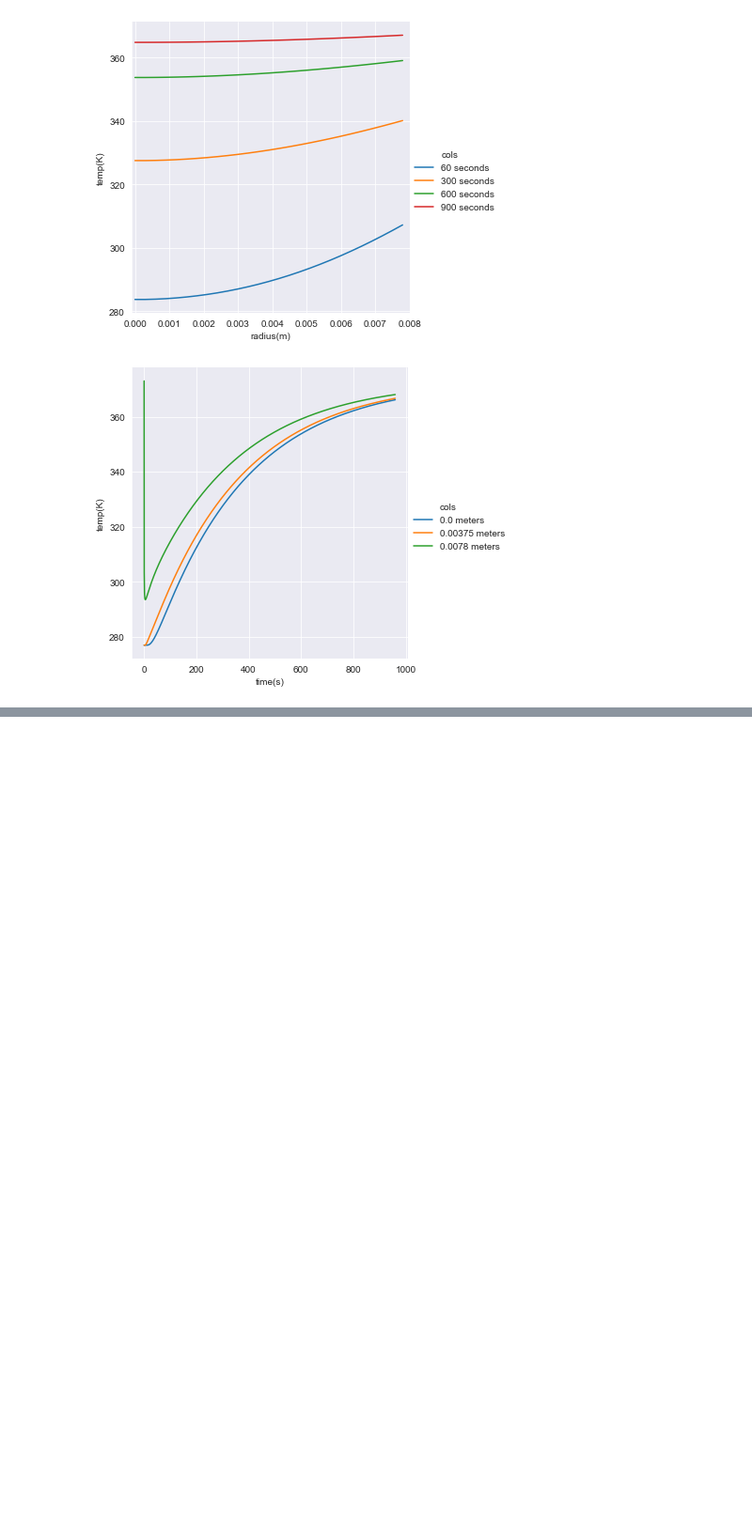
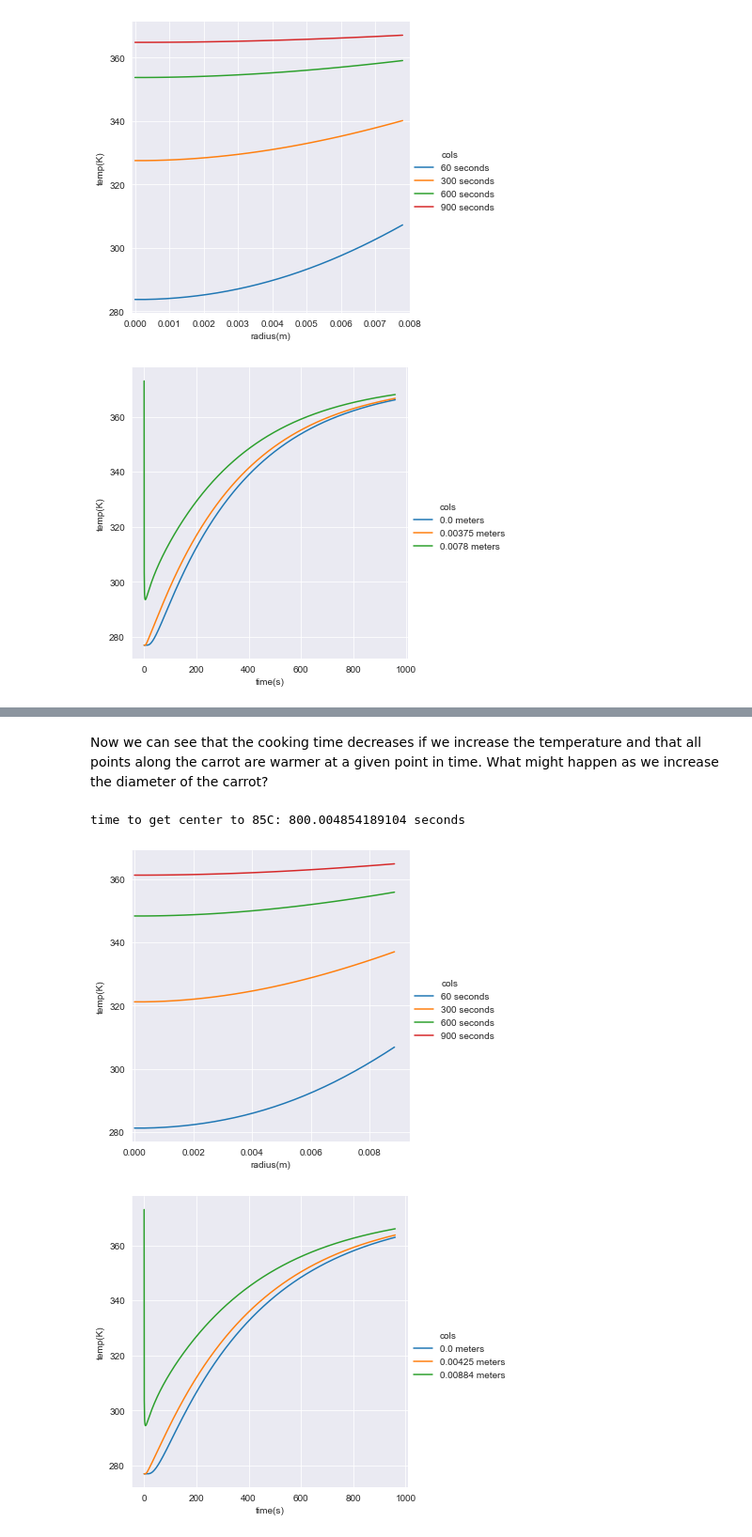
Before and after one commit to jmox0351/vegitarian_binder, a Jupyter notebook: Veg_binder.ipynb, the cells around one changed output, grey strips where cells are left out. Shown at 94% size. Cells and saved outputs as stored; diff of their text form; code cells hidden in the pictures; blank space fills up the shorter version.

```diff
--- a/Veg_binder.ipynb
+++ b/Veg_binder.ipynb
@@ -85,0 +116,10 @@ graphIt(df1, 0.0075, 0.569,1029,3810, np.array([60,300,600,900]), np.array([0.0,
+# %% [markdown]
+Now we can see that the cooking time decreases if we increase the temperature and that all points along the carrot are warmer at a given point in time. What might happen as we increase the diameter of the carrot?
+# %%
+df4 = cookIt(0.0085, 0.0085/25, 50, 0.569, 1029, 3810, 277, 373, 16*60)
+cookTime(df4, alpha, 0.0085/25)
+graphIt(df4, 0.0085, 0.569,1029,3810, np.array([60,300,600,900]), np.array([0.0,0.0085*0.5,0.0085*(1+1/25)]))
+# %% [output]
+time to get center to 85C: 800.004854189104 seconds
+[figure, added]
+[figure, added]
```
Also changed, not shown: parts of 13 cells of this notebook.
